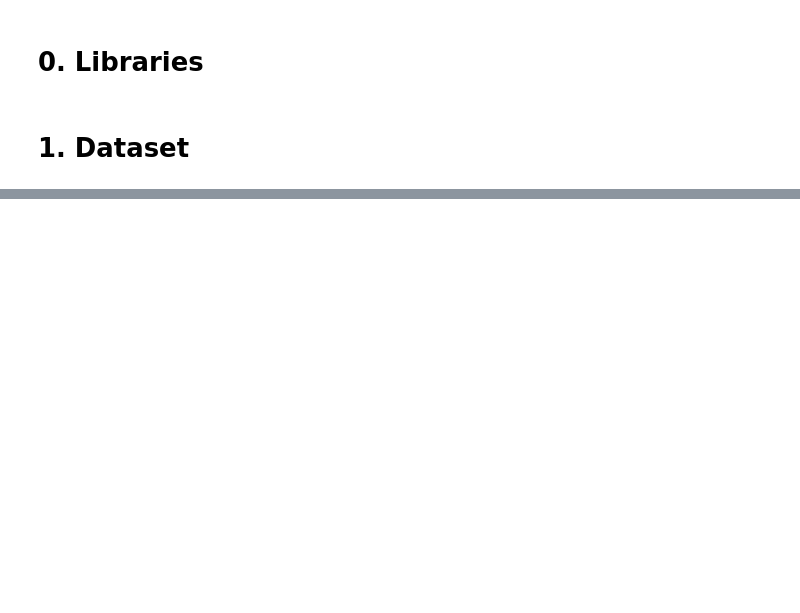
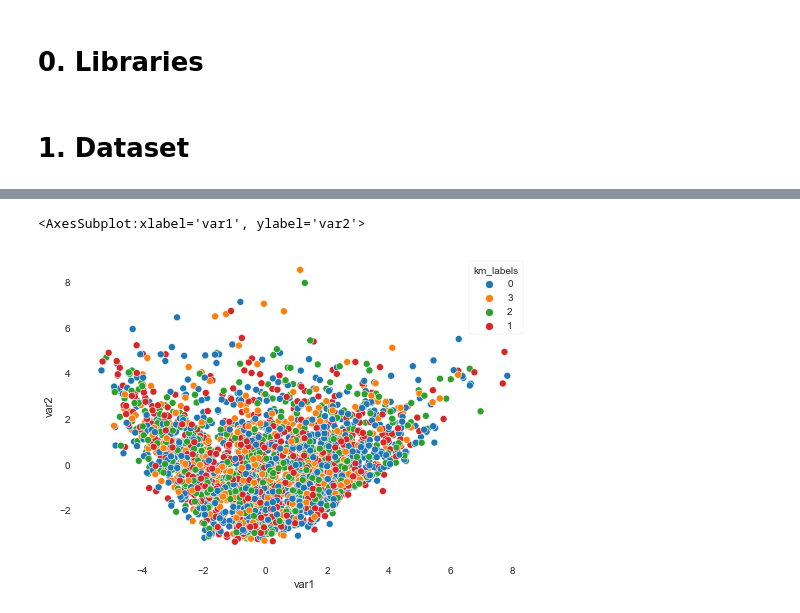
Before and after one commit to gfmattos/kaggle_creditcard, a Jupyter notebook: notebooks/credit_card.ipynb, the cells around one changed output, grey strips where cells are left out. Saved outputs shown, nothing was run; the diff lists cells and outputs as text; code cells hidden in the pictures; blank space fills up the shorter version.

```diff
--- a/notebooks/credit_card.ipynb
+++ b/notebooks/credit_card.ipynb
@@ -24,0 +181,5 @@ profile
+# %%
+pca = PCA(n_components=2)
+comp = pca.fit_transform(df_scaled)
+
+PCA_df = pd.DataFrame(data = comp, columns = ['var1', 'var2'])
@@ -24,0 +202,11 @@ profile
+# %%
+km = KMeans(4)
+km_labels = km.fit_predict(df_scaled)
+df_clusters = df.copy()
+df_clusters['km_labels'] = km_labels.astype('str')
+# %%
+PCA_df['km_labels'] = df_clusters['km_labels']
+sns.scatterplot(data=PCA_df, x='var1',y='var2',hue='km_labels')
+# %% [output]
+<AxesSubplot:xlabel='var1', ylabel='var2'>
+[figure, added]
```
Also changed, not shown: parts of 43 cells of this notebook, 1 other file.
